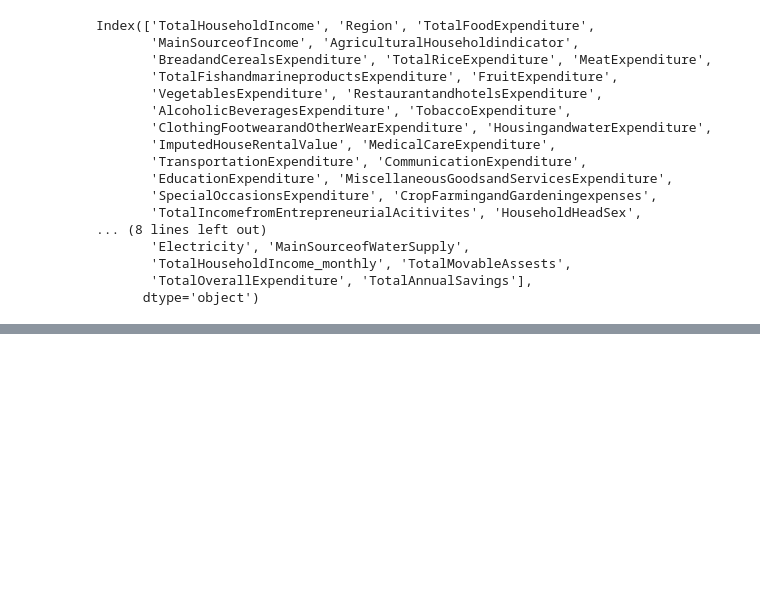
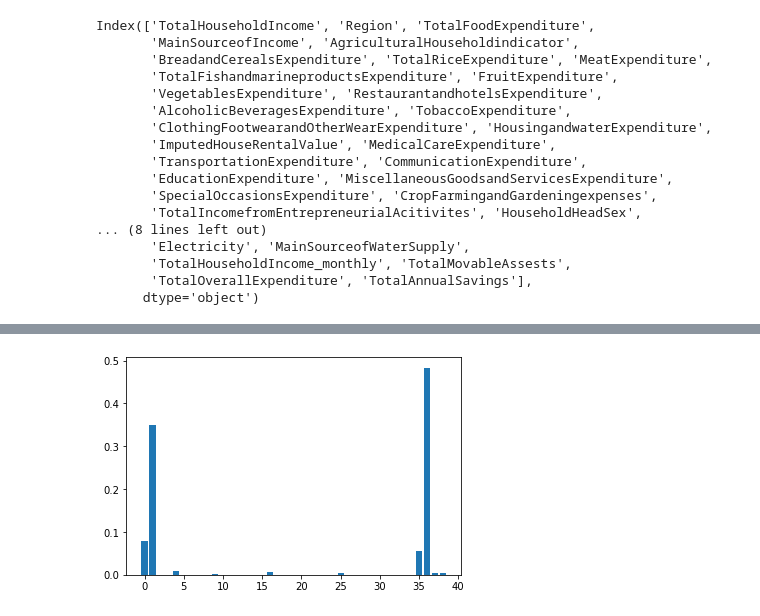
Before and after one commit to ramesht007/Equitable_Taxation_Model, a Jupyter notebook: data_analysis/Low income dataset.ipynb, the cells around one changed output, grey strips where cells are left out. Saved outputs shown, nothing was run; the diff lists cells and outputs as text; code cells hidden in the pictures; blank space fills up the shorter version.

```diff
--- a/data_analysis/Low income dataset.ipynb
+++ b/data_analysis/Low income dataset.ipynb
@@ -144,0 +292,2 @@ data2.head()
+# %%
+y = data2[['SavingRate']]
@@ -144,0 +317,4 @@ data2.head()
+# %%
+model = XGBRegressor()
+# %%
+model.fit(X, y)
@@ -144,0 +324,2 @@ data2.head()
+# %%
+importance = model.feature_importances_
@@ -144,0 +348,6 @@ data2.head()
+# %%
+# plot feature importance
+pyplot.bar([x for x in range(len(importance))], importance)
+pyplot.show()
+# %% [output]
+[figure, added]
```
Also changed, not shown: parts of 30 cells of this notebook, 4 other files.
